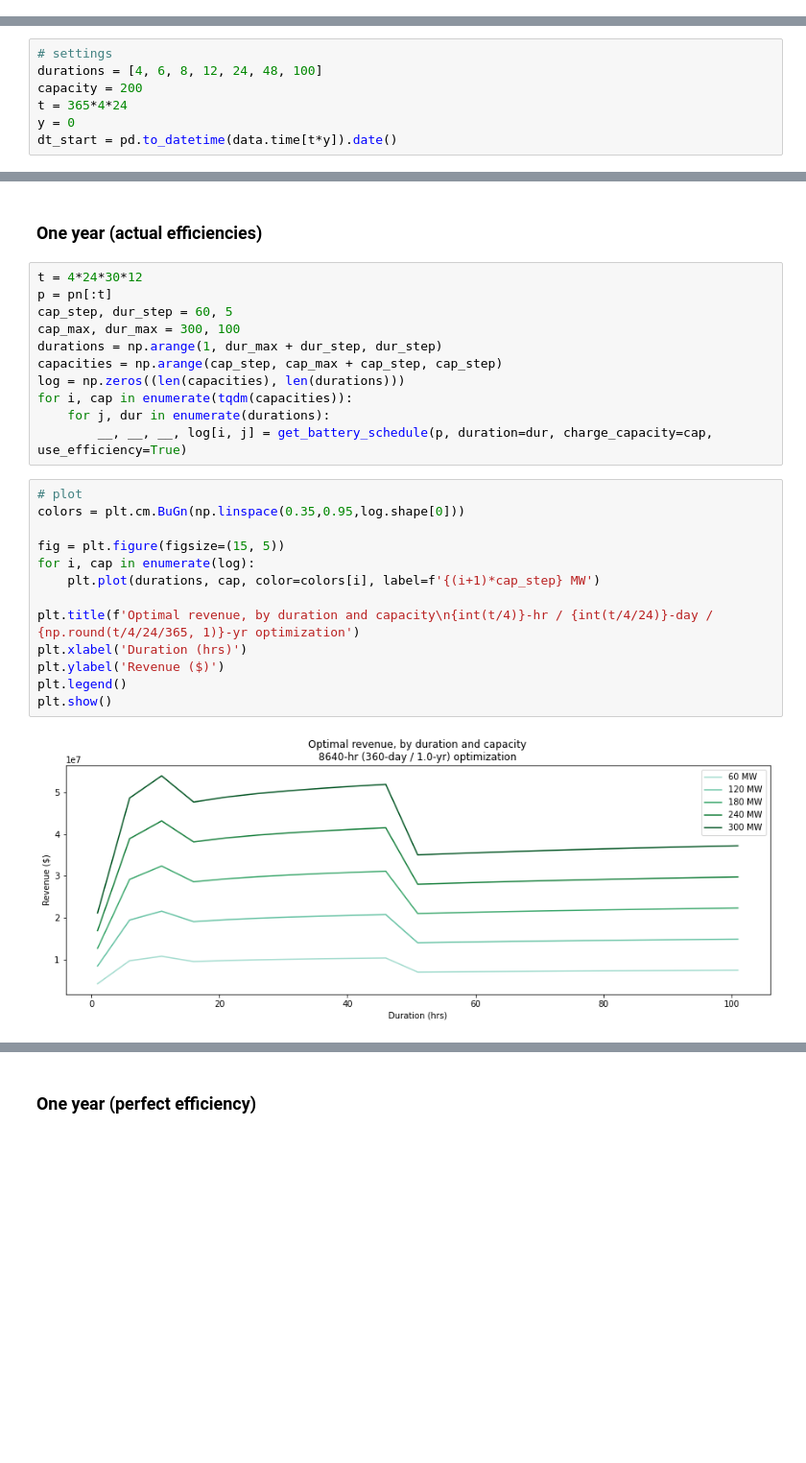
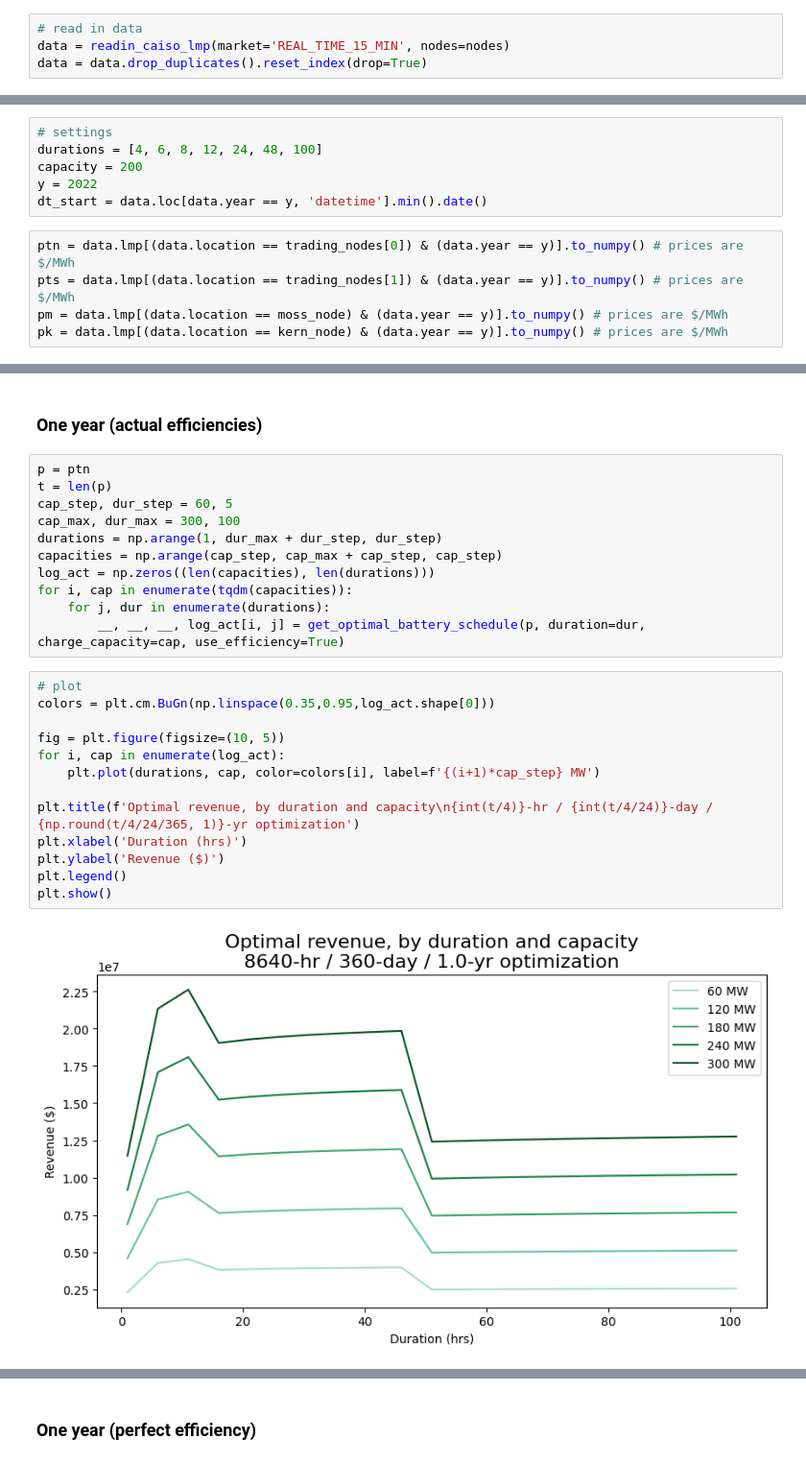
Before and after one commit to etrieschman/battery-charger, a Jupyter notebook: src/explore_data.ipynb, the cells around one changed output, grey strips where cells are left out. Shown at 96% size. Saved outputs shown, nothing was run; the diff lists cells and outputs as text; blank space fills up the shorter version.

```diff
--- a/src/explore_data.ipynb
+++ b/src/explore_data.ipynb
@@ -30,0 +27,4 @@ pc = data.lmp[data.location == nodes[2]].to_numpy() # prices are $/MWh
+# %%
+# read in data
+data = readin_caiso_lmp(market='REAL_TIME_15_MIN', nodes=nodes)
+data = data.drop_duplicates().reset_index(drop=True)
@@ -34,8 +36,12 @@ pc = data.lmp[data.location == nodes[2]].to_numpy() # prices are $/MWh
 # settings
 durations = [4, 6, 8, 12, 24, 48, 100]
 capacity = 200
-t = 365*4*24
-y = 0
-dt_start = pd.to_datetime(data.time[t*y]).date()
+y = 2022
+dt_start = data.loc[data.year == y, 'datetime'].min().date()
+# %%
+ptn = data.lmp[(data.location == trading_nodes[0]) & (data.year == y)].to_numpy() # prices are $/MWh
+pts = data.lmp[(data.location == trading_nodes[1]) & (data.year == y)].to_numpy() # prices are $/MWh
+pm = data.lmp[(data.location == moss_node) & (data.year == y)].to_numpy() # prices are $/MWh
+pk = data.lmp[(data.location == kern_node) & (data.year == y)].to_numpy() # prices are $/MWh
 # %% [markdown]
 ## 1.a Revenue over a year, by battery duration (actual efficiencies)
@@ -64,28 +84,28 @@ plot_optimal_performance(pn[t*y:t*(y+1)], dt_start=dt_start,
 # %% [markdown]
 ### One year (actual efficiencies)
 # %%
-t = 4*24*30*12
-p = pn[:t]
+p = ptn
+t = len(p)
 cap_step, dur_step = 60, 5
 cap_max, dur_max = 300, 100
 durations = np.arange(1, dur_max + dur_step, dur_step)
 capacities = np.arange(cap_step, cap_max + cap_step, cap_step)
-log = np.zeros((len(capacities), len(durations)))
+log_act = np.zeros((len(capacities), len(durations)))
 for i, cap in enumerate(tqdm(capacities)):
     for j, dur in enumerate(durations):
-        __, __, __, log[i, j] = get_battery_schedule(p, duration=dur, charge_capacity=cap, use_efficiency=True)
+        __, __, __, log_act[i, j] = get_optimal_battery_schedule(p, duration=dur, charge_capacity=cap, use_efficiency=True)
 # %%
 # plot
-colors = plt.cm.BuGn(np.linspace(0.35,0.95,log.shape[0]))
+colors = plt.cm.BuGn(np.linspace(0.35,0.95,log_act.shape[0]))
 
-fig = plt.figure(figsize=(15, 5))
-for i, cap in enumerate(log):
+fig = plt.figure(figsize=(10, 5))
+for i, cap in enumerate(log_act):
     plt.plot(durations, cap, color=colors[i], label=f'{(i+1)*cap_step} MW')
 
 plt.title(f'Optimal revenue, by duration and capacity\n{int(t/4)}-hr / {int(t/4/24)}-day / {np.round(t/4/24/365, 1)}-yr optimization')
 plt.xlabel('Duration (hrs)')
 plt.ylabel('Revenue ($)')
 plt.legend()
 plt.show()
 # %% [output]
-[figure, old version]
+[figure, new version]
```
Also changed, not shown: parts of 41 cells of this notebook, 6 other files.
